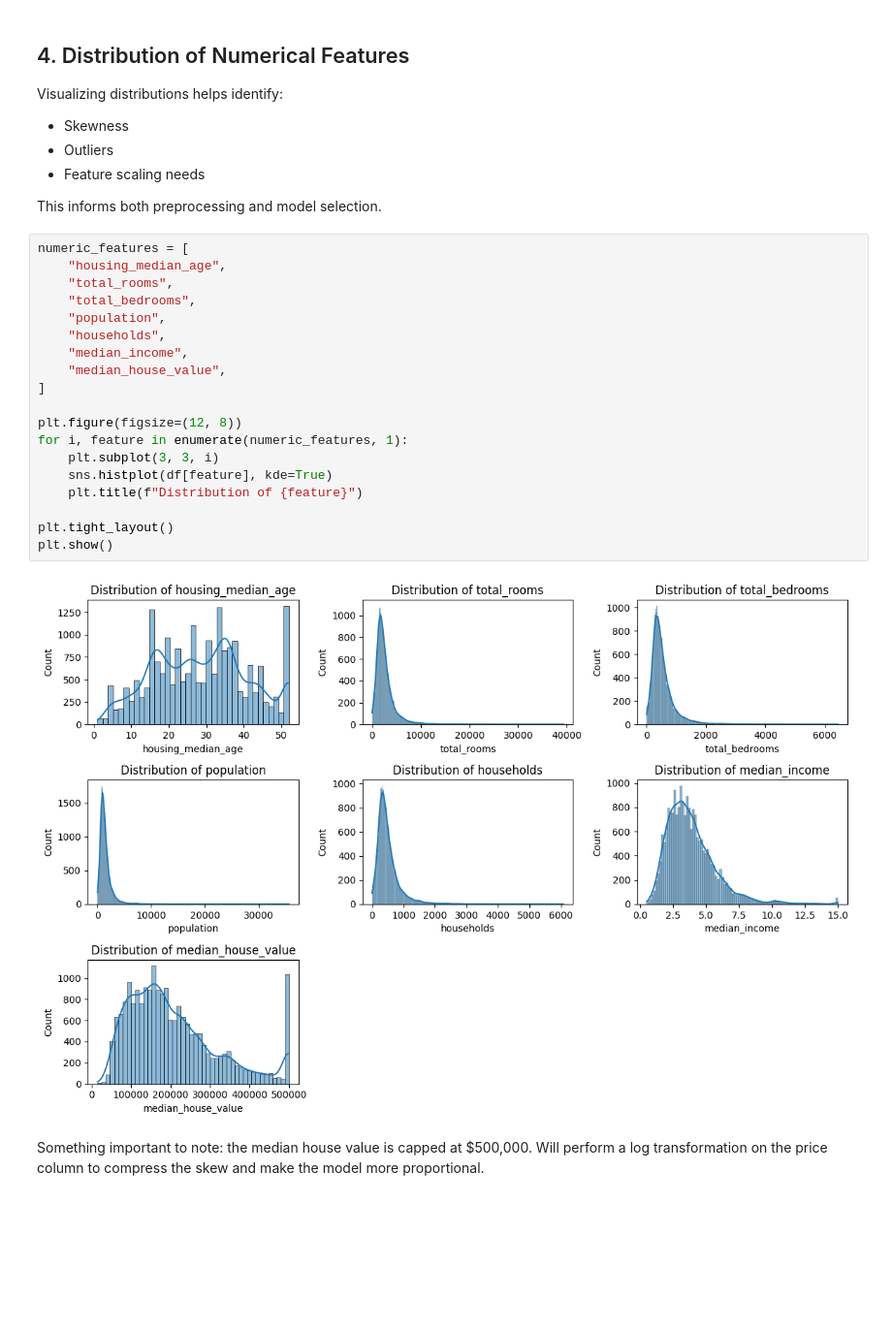
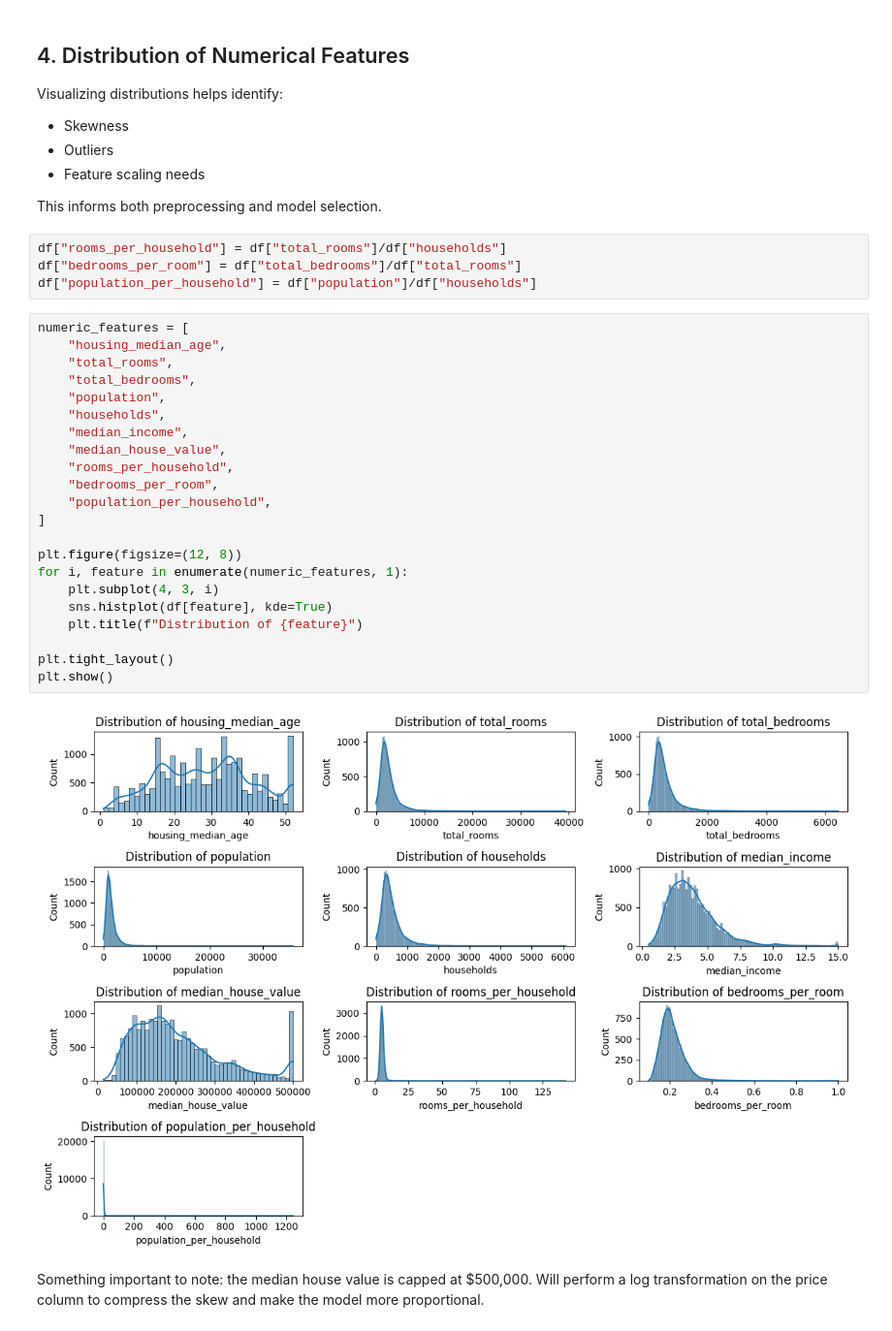
Before and after one commit to pmcelroy4/Linear-Regression---House-Price-Prediction, a Jupyter notebook: model.ipynb, the cells around one changed output. Shown at 97% size. Drawn from its saved outputs; the diff is of its cells as text; blank space fills up the shorter version.

```diff
--- a/model.ipynb
+++ b/model.ipynb
@@ -91,27 +91,34 @@ Visualizing distributions helps identify:
 - Feature scaling needs
 
 This informs both preprocessing and model selection.
+# %%
+df["rooms_per_household"] = df["total_rooms"]/df["households"]
+df["bedrooms_per_room"] = df["total_bedrooms"]/df["total_rooms"]
+df["population_per_household"] = df["population"]/df["households"]
 # %%
 numeric_features = [
     "housing_median_age",
     "total_rooms",
     "total_bedrooms",
     "population",
     "households",
     "median_income",
     "median_house_value",
+    "rooms_per_household",
+    "bedrooms_per_room",
+    "population_per_household",
 ]
 
 plt.figure(figsize=(12, 8))
 for i, feature in enumerate(numeric_features, 1):
-    plt.subplot(3, 3, i)
+    plt.subplot(4, 3, i)
     sns.histplot(df[feature], kde=True)
     plt.title(f"Distribution of {feature}")
 
 plt.tight_layout()
 plt.show()
 # %% [output]
-[figure, old version]
+[figure, new version]
 # %% [markdown]
 Something important to note: the median house value is capped at $500,000. Will perform a log transformation on the price column to compress the skew and make the model more proportional.
 # %% [markdown]
```
Also changed, not shown: parts of 6 cells of this notebook.
